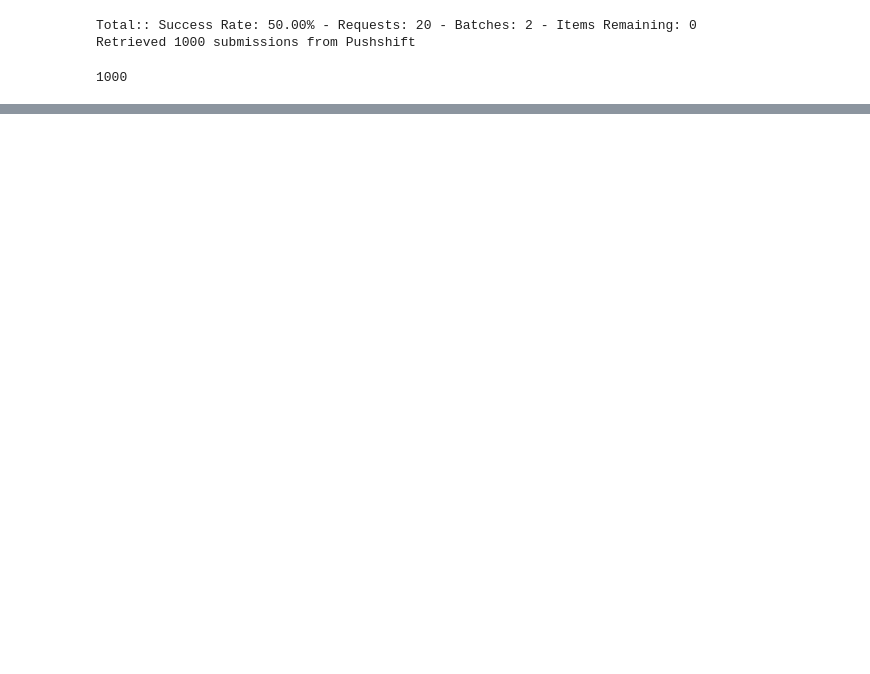
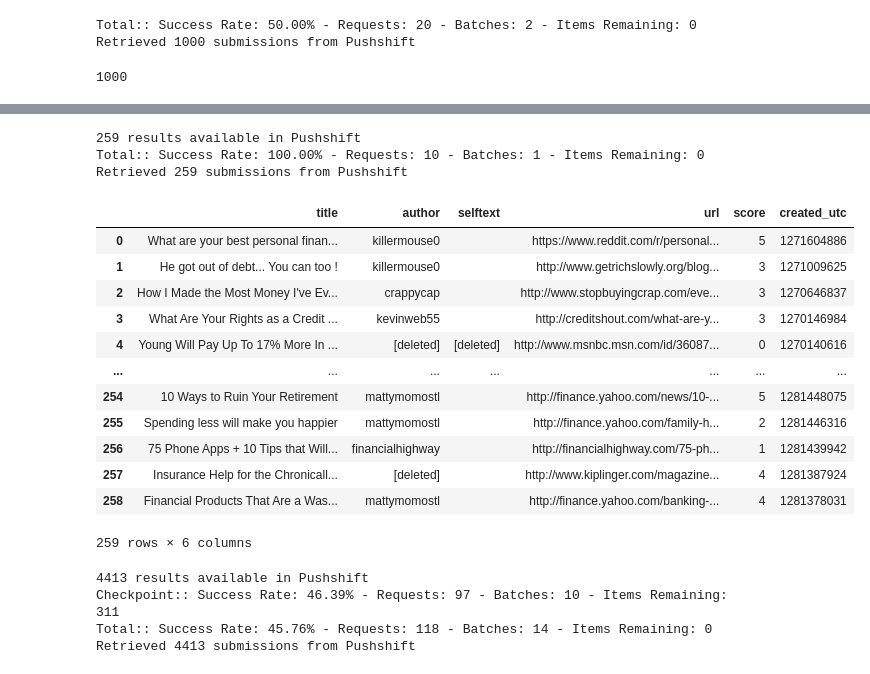
Before and after one commit to jinfei1125/personal-finance, a Jupyter notebook: scrape_pushshift.ipynb, the cells around one changed output, grey strips where cells are left out. Saved outputs shown, nothing was run; the diff lists cells and outputs as text; code cells hidden in the pictures; blank space fills up the shorter version.

```diff
--- a/scrape_pushshift.ipynb
+++ b/scrape_pushshift.ipynb
@@ -116,0 +116,43 @@ len(selected_columns(submissions_df_test))
+# %%
+subreddit = "personalfinance"
+limit = 10000000
+
+after_date = '2010-01-01'
+before_date = '2011-01-01'
+
+
+submissions_pf_2010 = scrape(subreddit, limit, before_date, after_date)
+# %% [output]
+259 results available in Pushshift
+Total:: Success Rate: 100.00% - Requests: 10 - Batches: 1 - Items Remaining: 0
+Retrieved 259 submissions from Pushshift
+# %%
+selected_columns(submissions_pf_2010)
+# %% [output]
+|  | title | author | selftext | url | score | created_utc |
+| 0 | What are your best personal finan... | killermouse0 |  | https://www.reddit.com/r/personal... | 5 | 1271604886 |
+| 1 | He got out of debt... You can too ! | killermouse0 |  | http://www.getrichslowly.org/blog... | 3 | 1271009625 |
+| 2 | How I Made the Most Money I've Ev... | crappycap |  | http://www.stopbuyingcrap.com/eve... | 3 | 1270646837 |
+| 3 | What Are Your Rights as a Credit ... | kevinweb55 |  | http://creditshout.com/what-are-y... | 3 | 1270146984 |
+| 4 | Young Will Pay Up To 17% More In ... | [deleted] | [deleted] | http://www.msnbc.msn.com/id/36087... | 0 | 1270140616 |
+| ... | ... | ... | ... | ... | ... | ... |
+| 254 | 10 Ways to Ruin Your Retirement | mattymomostl |  | http://finance.yahoo.com/news/10-... | 5 | 1281448075 |
+| 255 | Spending less will make you happier | mattymomostl |  | http://finance.yahoo.com/family-h... | 2 | 1281446316 |
+| 256 | 75 Phone Apps + 10 Tips that Will... | financialhighway |  | http://financialhighway.com/75-ph... | 1 | 1281439942 |
+| 257 | Insurance Help for the Chronicall... | [deleted] |  | http://www.kiplinger.com/magazine... | 4 | 1281387924 |
+| 258 | Financial Products That Are a Was... | mattymomostl |  | http://finance.yahoo.com/banking-... | 4 | 1281378031 |
+259 rows × 6 columns
+# %%
+subreddit = "personalfinance"
+limit = 10000000
+
+after_date = '2011-01-01'
+before_date = '2012-01-01'
+
+
+submissions_pf_2011 = scrape(subreddit, limit, before_date, after_date)
+# %% [output]
+4413 results available in Pushshift
+Checkpoint:: Success Rate: 46.39% - Requests: 97 - Batches: 10 - Items Remaining: 311
+Total:: Success Rate: 45.76% - Requests: 118 - Batches: 14 - Items Remaining: 0
+Retrieved 4413 submissions from Pushshift
```
Also changed, not shown: parts of 37 cells of this notebook, 31 other files.
